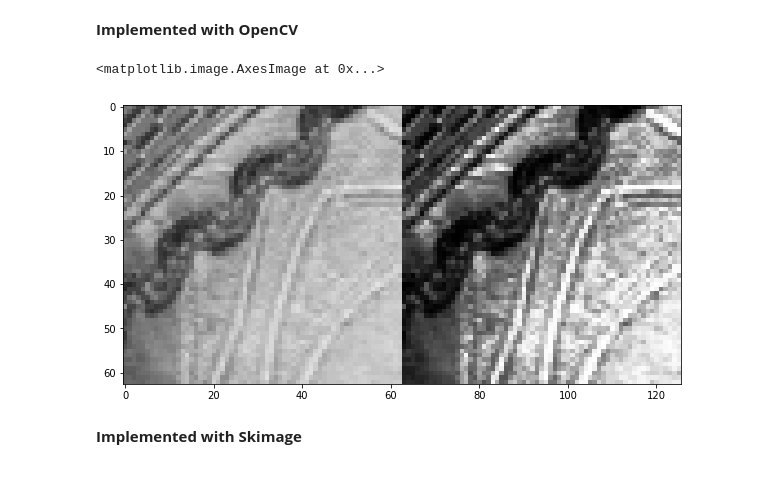
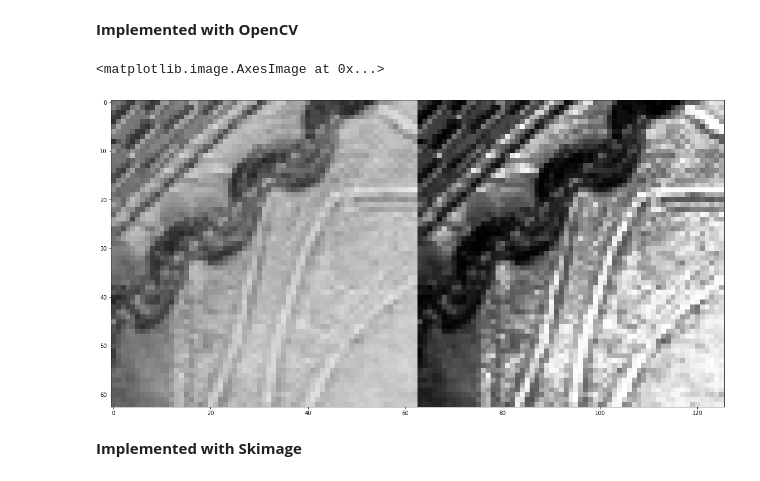
Before and after one commit to JialinKang/endoscope_PyQt5, a Jupyter notebook: tutorial/Histogram Equalization Techniques in Image Enhancement.ipynb, the cells around one changed output. Drawn from its saved outputs; the diff is of its cells as text; code cells hidden in the pictures.

```diff
--- a/tutorial/Histogram Equalization Techniques in Image Enhancement.ipynb
+++ b/tutorial/Histogram Equalization Techniques in Image Enhancement.ipynb
@@ -52,14 +56,14 @@ plt.show()
 # %%
 img = cv2.imread('./images/0005_gt.png', 0)
 equ = cv2.equalizeHist(img)
 res = np.hstack((img,equ))
 cv2.imwrite('./images/res.png', res)
 
-plt.figure(figsize=(10,10))
+plt.figure(figsize=(20,20))
 plt.imshow(res, cmap='gray')
 # %% [output]
 <matplotlib.image.AxesImage at 0x...>
-[figure, old version]
+[figure, new version]
 # %% [markdown]
 **Implemented with Skimage**
 # %%
```
Also changed, not shown: parts of 11 cells of this notebook, 1 other file.
